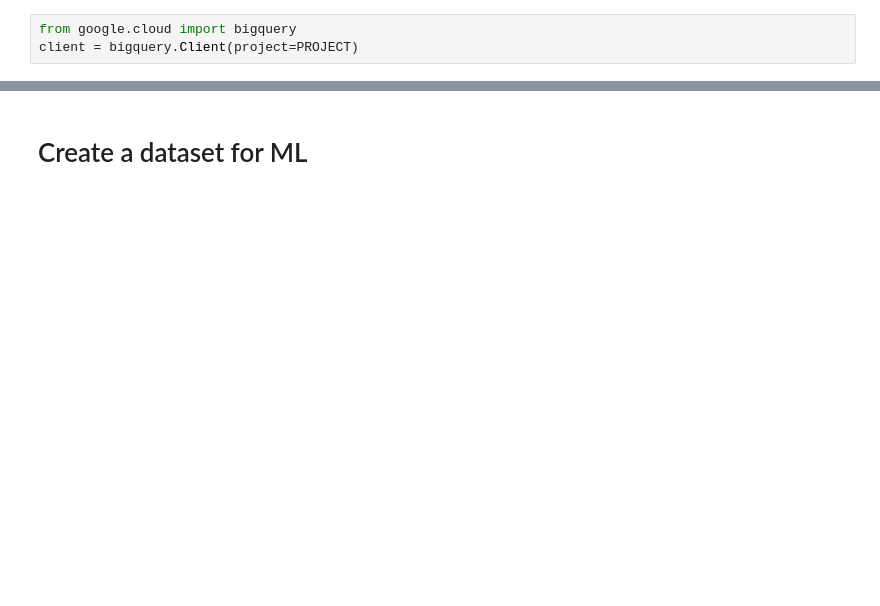
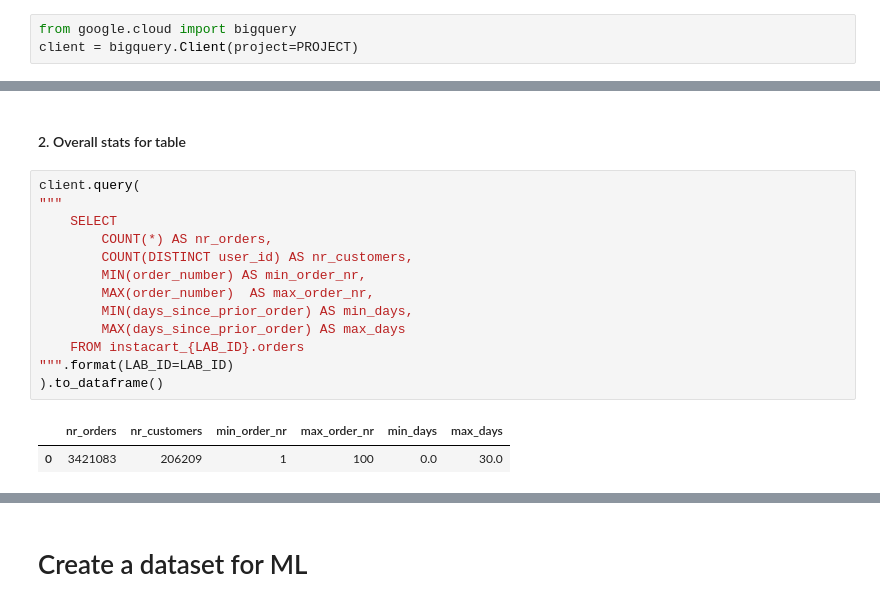
Before and after one commit to anerud/gcp-ml-pipeline-tutorial, a Jupyter notebook: instacart/ml_pipeline.ipynb, the cells around one changed output, grey strips where cells are left out. Cells and saved outputs as stored; diff of their text form; blank space fills up the shorter version.

```diff
--- a/instacart/ml_pipeline.ipynb
+++ b/instacart/ml_pipeline.ipynb
@@ -103,0 +171,18 @@ print("Finished loading all tables!")
+# %% [markdown]
+#### 2. Overall stats for table
+# %%
+client.query(
+"""
+    SELECT
+        COUNT(*) AS nr_orders,
+        COUNT(DISTINCT user_id) AS nr_customers,
+        MIN(order_number) AS min_order_nr,
+        MAX(order_number)  AS max_order_nr,
+        MIN(days_since_prior_order) AS min_days,
+        MAX(days_since_prior_order) AS max_days
+    FROM instacart_{LAB_ID}.orders
+""".format(LAB_ID=LAB_ID)
+).to_dataframe()
+# %% [output]
+|  | nr_orders | nr_customers | min_order_nr | max_order_nr | min_days | max_days |
+| 0 | 3421083 | 206209 | 1 | 100 | 0.0 | 30.0 |
```
Also changed, not shown: parts of 62 cells of this notebook.
